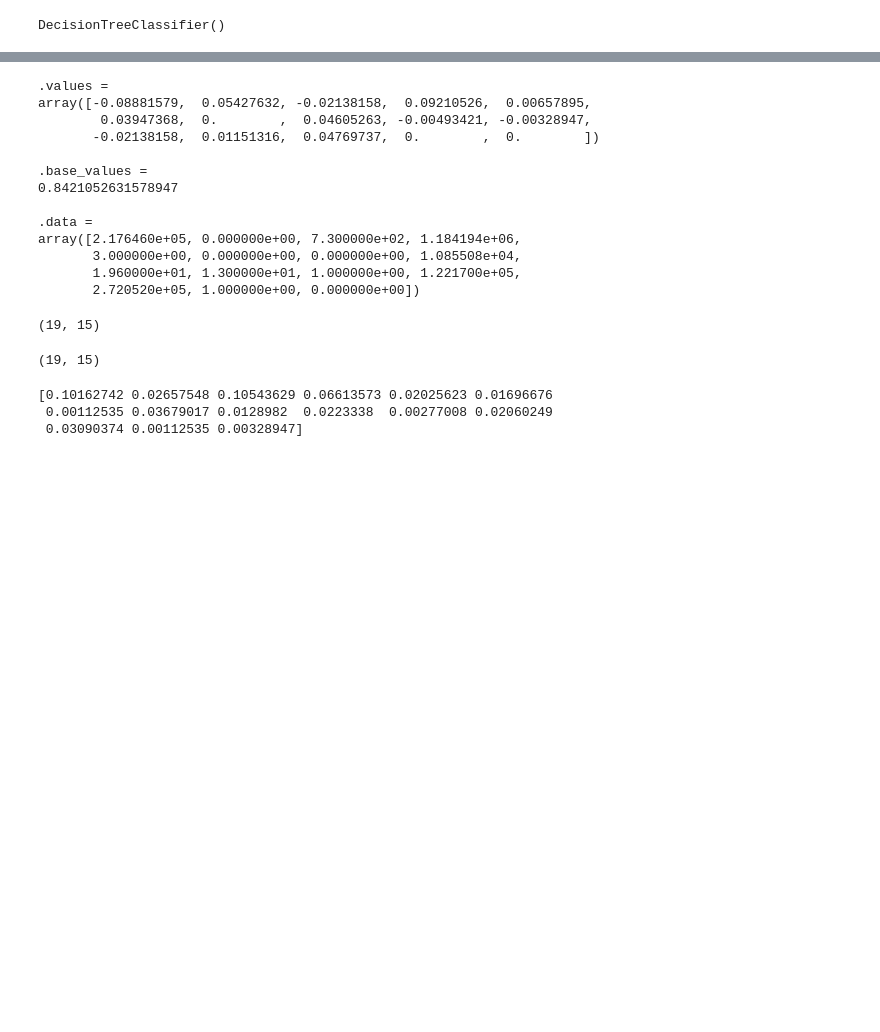
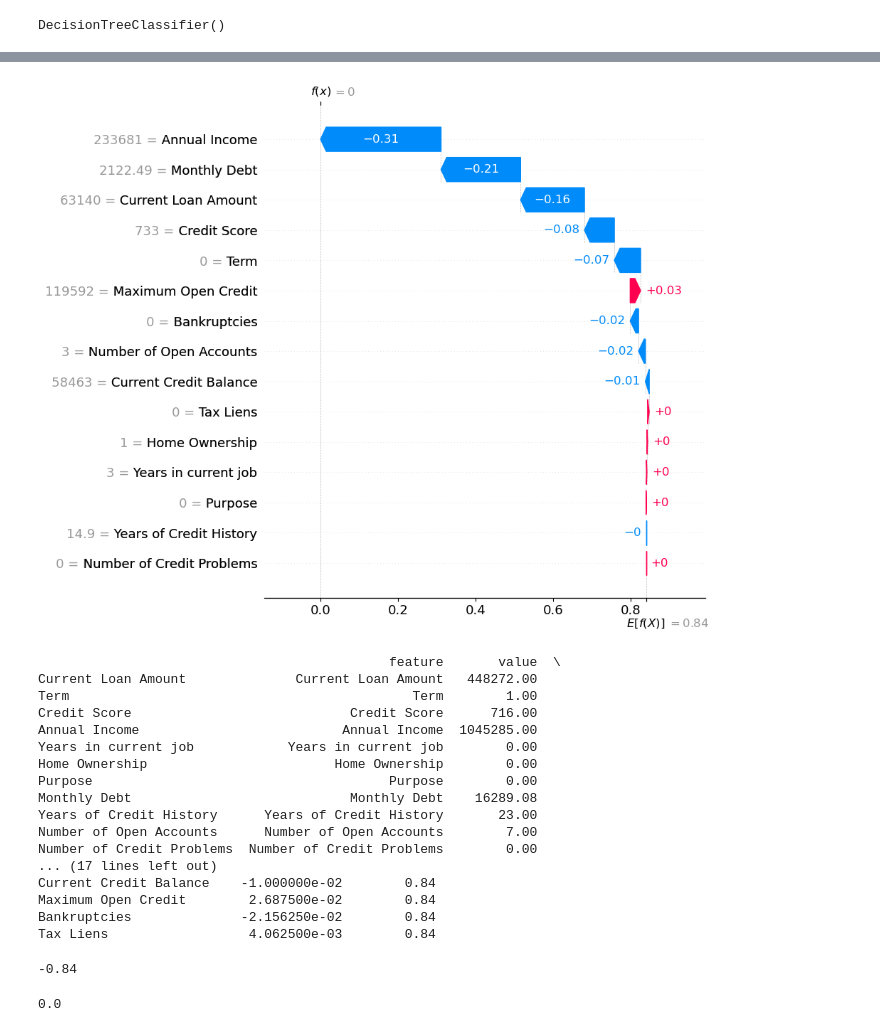
Before and after one commit to Arjun0122/bank_loan_eligibility, a Jupyter notebook: Bank_Loan_Eligibility.ipynb, the cells around one changed output, grey strips where cells are left out. Cells and saved outputs as stored; diff of their text form; code cells hidden in the pictures; blank space fills up the shorter version.

Commit message:
shap method added

```diff
--- a/Bank_Loan_Eligibility.ipynb
+++ b/Bank_Loan_Eligibility.ipynb
@@ -309,2 +306,5 @@ pickle.dump(clf,open('model.pk1','wb'))
+# %%
+rand = LazyClassifier(verbose=0,ignore_warnings=True, custom_metric=None)
+models,predictions = clf.fit(x_train, x_test, y_train, y_test)
 # %%
 # compute the SHAP values for the linear model
@@ -314,31 +314,49 @@ shap_values = explainer(x[1:20])
-# %%
-print(shap_values[2])
-# %% [output]
-.values =
-array([-0.08881579,  0.05427632, -0.02138158,  0.09210526,  0.00657895,
-        0.03947368,  0.        ,  0.04605263, -0.00493421, -0.00328947,
-       -0.02138158,  0.01151316,  0.04769737,  0.        ,  0.        ])
-
-.base_values =
-0.8421052631578947
-
-.data =
-array([2.176460e+05, 0.000000e+00, 7.300000e+02, 1.184194e+06,
-       3.000000e+00, 0.000000e+00, 0.000000e+00, 1.085508e+04,
-       1.960000e+01, 1.300000e+01, 1.000000e+00, 1.221700e+05,
-       2.720520e+05, 1.000000e+00, 0.000000e+00])
 # %%
-shap_values.shape
+explainer = shap.Explainer(clf.predict, x[1:500])
+shap_values = explainer(x[1:500])
+shap.waterfall_plot(shap_values[165], max_display=20)
+
+# extract the data used to create the plot
+feature_names = shap_values.feature_names
+feature_values = x.iloc[165]
+contribution = shap_values.values[165]
+base_value = shap_values.base_values[165]
+
+# create a pandas DataFrame
+data = {
+    'feature': feature_names,
+    'value': feature_values,
+    'contribution': contribution,
+    'base_value': base_value
+}
+df = pd.DataFrame(data)
+print(df)
 # %% [output]
+[figure, added]
-(19, 15)
+                                             feature       value  \
+Current Loan Amount              Current Loan Amount   448272.00
+Term                                            Term        1.00
+Credit Score                            Credit Score      716.00
+Annual Income                          Annual Income  1045285.00
+Years in current job            Years in current job        0.00
+Home Ownership                        Home Ownership        0.00
+Purpose                                      Purpose        0.00
+Monthly Debt                            Monthly Debt    16289.08
+Years of Credit History      Years of Credit History       23.00
+Number of Open Accounts      Number of Open Accounts        7.00
+Number of Credit Problems  Number of Credit Problems        0.00
+... (17 lines left out)
+Current Credit Balance    -1.000000e-02        0.84
+Maximum Open Credit        2.687500e-02        0.84
+Bankruptcies              -2.156250e-02        0.84
+Tax Liens                  4.062500e-03        0.84
 # %%
-x_test[1:20].shape
+total_contribution=np.sum(contribution)
+print(total_contribution)
 # %% [output]
-(19, 15)
+-0.84
 # %%
-vals= np.abs(shap_values.values).mean(0)
-print(vals)
+predicted_value=base_value + total_contribution
+print(predicted_value)
 # %% [output]
-[0.10162742 0.02657548 0.10543629 0.06613573 0.02025623 0.01696676
- 0.00112535 0.03679017 0.0128982  0.0223338  0.00277008 0.02060249
- 0.03090374 0.00112535 0.00328947]
+0.0
```
Also changed, not shown: parts of 13 cells of this notebook, 4 other files.
